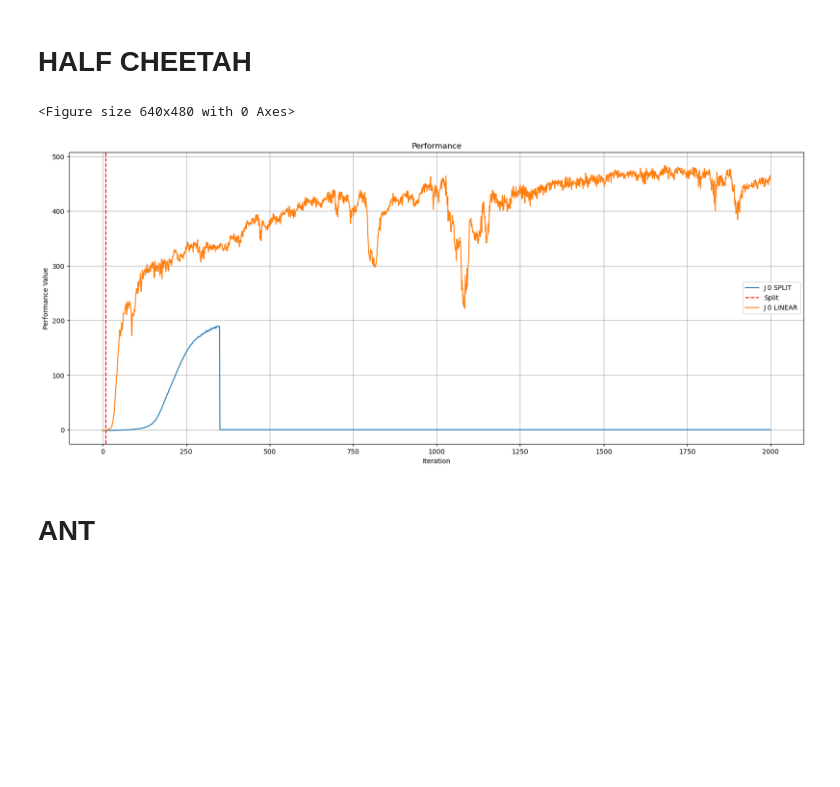
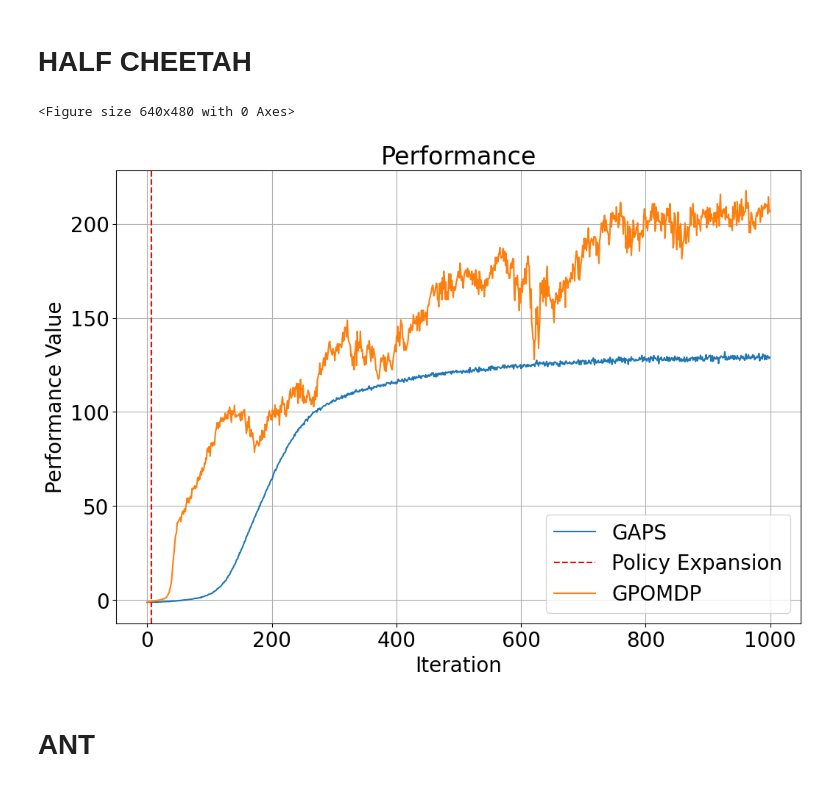
Before and after one commit to gianmtedeschi/learnRL, a Jupyter notebook: notebooks/plots.ipynb, the cells around one changed output. Saved outputs shown, nothing was run; the diff lists cells and outputs as text; code cells hidden in the pictures; blank space fills up the shorter version.

```diff
--- a/notebooks/plots.ipynb
+++ b/notebooks/plots.ipynb
@@ -114,30 +288,33 @@ for p in path_lin:
     data_lin.append(json.load(file))
 # %%
 plt.clf()
-plt.figure(figsize=(20, 8))
+plt.figure(figsize=(12, 8))
 # extract data
 for i, d in enumerate(data):
     ite = len(d["performance"])
     x = np.arange(ite)
     dim = len(d["thetas_history"][0])
     # Performance plot
-    plt.plot(x, d["performance"], label=f"J {i} SPLIT")
+    plt.plot(x, d["performance"], label=f"GAPS")
 
 for point in d["split_ite"]:
-    plt.axvline(x=point, color='r', linestyle='--', label='Split' if point == d["split_ite"][0] else None)
+    plt.axvline(x=point, color='r', linestyle='--', label='Policy Expansion' if point == d["split_ite"][0] else None)
 
 for i, d in enumerate(data_lin):
     ite = len(d["performance"])
     x = np.arange(ite)
     dim = len(d["thetas_history"][0])
     # Performance plot
-    plt.plot(x, d["performance"], label=f"J {i} LINEAR")
+    plt.plot(x, d["performance"], label=f"GPOMDP")
 
 plt.title("Performance")
 plt.xlabel("Iteration")
 plt.ylabel("Performance Value")
 plt.legend(loc="best")
 plt.grid()
+
+plt.savefig("swimmer-res.pdf", format='pdf')
+
 plt.show()
 # %% [output]
 <Figure size 640x480 with 0 Axes>
@@ -156,16 +333,19 @@ path = [
     # "/Users/gianmarcotedeschi/Projects/learnRL/results/_05_18-20_31_split_2000_half_cheetah_200_adam_01_split_gaussian_batch_200_clip_6_std_01_alpha_04/trial_0"
     # "/Users/gianmarcotedeschi/Projects/learnRL/results/_05_18-22_47_split_2000_half_cheetah_200_constant_0001_split_gaussian_batch_200_clip_6_std_01_alpha_01/trial_0",
     # "/Users/gianmarcotedeschi/Projects/learnRL/results/_05_19-16_27_split_2000_half_cheetah_200_constant_1e-05_split_gaussian_batch_200_clip_6_std_01_alpha_01/trial_0"
-    "/Users/gianmarcotedeschi/Projects/learnRL/results/_05_19-22_23_split_2000_half_cheetah_200_adam_10_split_gaussian_batch_200_clip_6_std_01_alpha_05/trial_0"
+    # "/Users/gianmarcotedeschi/Projects/learnRL/results/_05_19-22_23_split_2000_half_cheetah_200_adam_10_split_gaussian_batch_200_clip_6_std_01_alpha_05/trial_0",
+    # "/Users/gianmarcotedeschi/Projects/learnRL/results/_05_20-13_54_split_2000_half_cheetah_200_constant_1e-05_split_gaussian_batch_200_clip_6_std_01_alpha_05/trial_0"
+    "/Users/gianmarcotedeschi/Projects/learnRL/results/_05_20-21_51_split_1000_half_cheetah_100_adam_10_split_gaussian_batch_200_clip_6_std_01_alpha_01/trial_3" #3
 ]
 
 path_lin = [
     # "/Users/gianmarcotedeschi/Projects/learnRL/results/_05_16-19_57_pg_1000_half_cheetah_200_adam_001_gaussian_batch_100_clip_102_std_01/trial_0",
-    # "/Users/gianmarcotedeschi/Projects/learnRL/results/_05_17-12_34_pg_1000_swimmer_200_constant_00001_gaussian_batch_100_clip_16_std_01/trial_0",
-    # "/Users/gianmarcotedeschi/Projects/learnRL/results/_05_17-12_23_pg_1000_half_cheetah_200_constant_1e-05_gaussian_batch_100_clip_102_std_01/trial_0",
+    #"/Users/gianmarcotedeschi/Projects/learnRL/results/_05_17-12_23_pg_1000_half_cheetah_200_constant_1e-05_gaussian_batch_100_clip_102_std_01/trial_0",
     # "/Users/gianmarcotedeschi/Projects/learnRL/results/_05_17-12_33_pg_1000_half_cheetah_200_constant_1e-06_gaussian_batch_100_clip_102_std_01/trial_0",
-    #"/Users/gianmarcotedeschi/Projects/learnRL/results/_05_17-14_12_pg_1000_half_cheetah_200_constant_5e-05_gaussian_batch_100_clip_102_std_01/trial_0"
-    "/Users/gianmarcotedeschi/Projects/learnRL/results/_05_17-15_42_pg_2000_half_cheetah_200_adam_001_gaussian_batch_100_clip_102_std_01/trial_0"
+    # "/Users/gianmarcotedeschi/Projects/learnRL/results/_05_17-14_12_pg_1000_half_cheetah_200_constant_5e-05_gaussian_batch_100_clip_102_std_01/trial_0"
+    # "/Users/gianmarcotedeschi/Projects/learnRL/results/_05_17-15_42_pg_2000_half_cheetah_200_adam_001_gaussian_batch_100_clip_102_std_01/trial_0"
+    # "/Users/gianmarcotedeschi/Projects/learnRL/results/_05_20-13_53_pg_2000_half_cheetah_200_constant_00001_gaussian_batch_100_clip_102_std_01_alpha_01/trial_0"
+    "/Users/gianmarcotedeschi/Projects/learnRL/results/_05_20-21_51_pg_1000_half_cheetah_100_adam_001_gaussian_batch_100_clip_102_std_01_alpha_01/trial_3" #3
 ]
 
 lab = [
@@ -187,37 +367,47 @@ for p in path_lin:
     name = p + "/pg_results.json"
     file = open(name)
     data_lin.append(json.load(file))
+
+
+# perf = 0
+# for i, d in enumerate(data_lin):
+#     ite = len(d["performance"])
+#     perf = d["performance"]
+# mean = np.mean(perf)
+# print("Mean performance: ", mean)
 # %%
 plt.clf()
-plt.figure(figsize=(20, 8))
+plt.figure(figsize=(12, 8))
 # # extract data
 for i, d in enumerate(data):
     ite = len(d["performance"])
     x = np.arange(ite)
     dim = len(d["thetas_history"][0])
     # Performance plot
-    plt.plot(x, d["performance"], label=f"J {i} SPLIT")
+    plt.plot(x, d["performance"], label=f"GAPS")
 
 for point in d["split_ite"]:
-    plt.axvline(x=point, color='r', linestyle='--', label='Split' if point == d["split_ite"][0] else None)
+    plt.axvline(x=point, color='r', linestyle='--', label='Policy Expansion' if point == d["split_ite"][0] else None)
 
 for i, d in enumerate(data_lin):
     ite = len(d["performance"])
     x = np.arange(ite)
     dim = len(d["thetas_history"][0])
     # Performance plot
-    plt.plot(x, d["performance"], label=f"J {i} LINEAR")
+    plt.plot(x, d["performance"], label=f"GPOMDP")
 
 
 plt.title("Performance")
 plt.xlabel("Iteration")
 plt.ylabel("Performance Value")
 plt.legend(loc="best")
 plt.grid()
+
+plt.savefig("halfcheetah-res.pdf", format='pdf')
 plt.show()
 # %% [output]
 <Figure size 640x480 with 0 Axes>
-[figure, old version]
+[figure, new version]
 # %% [markdown]
 # ANT
 # %%
```
Also changed, not shown: parts of 14 cells of this notebook, 28 other files.
